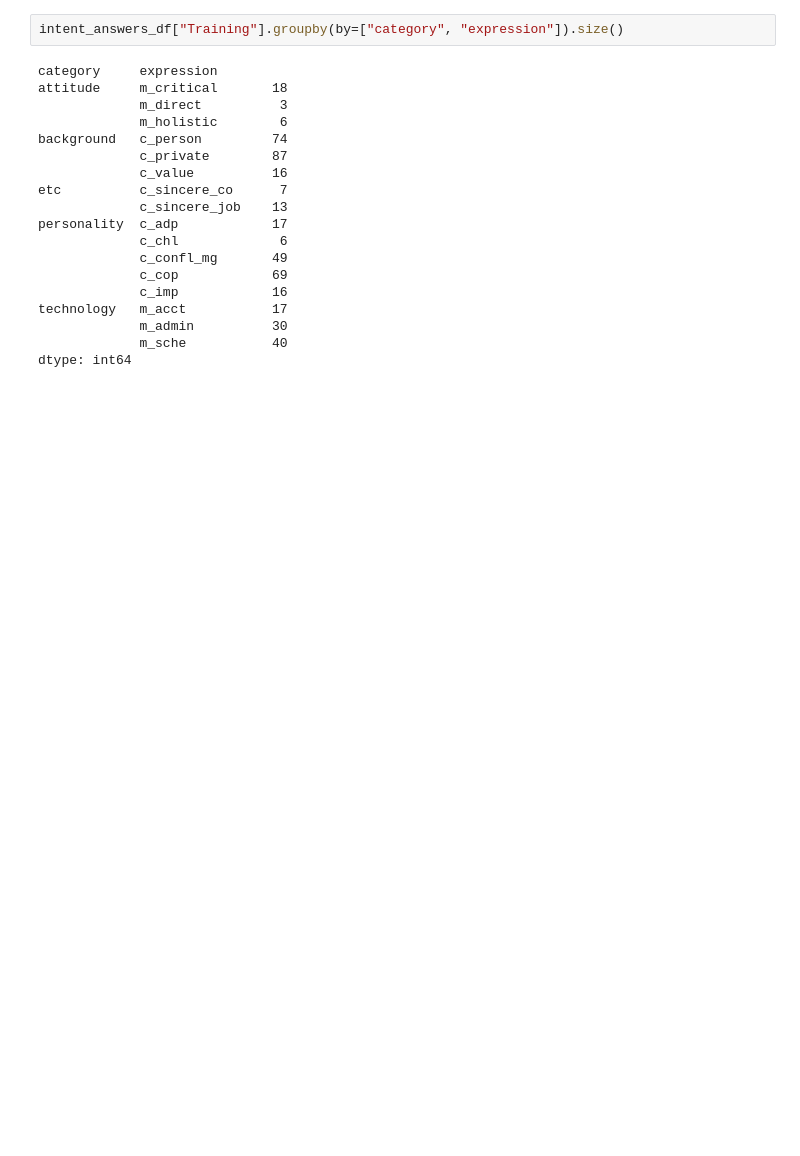
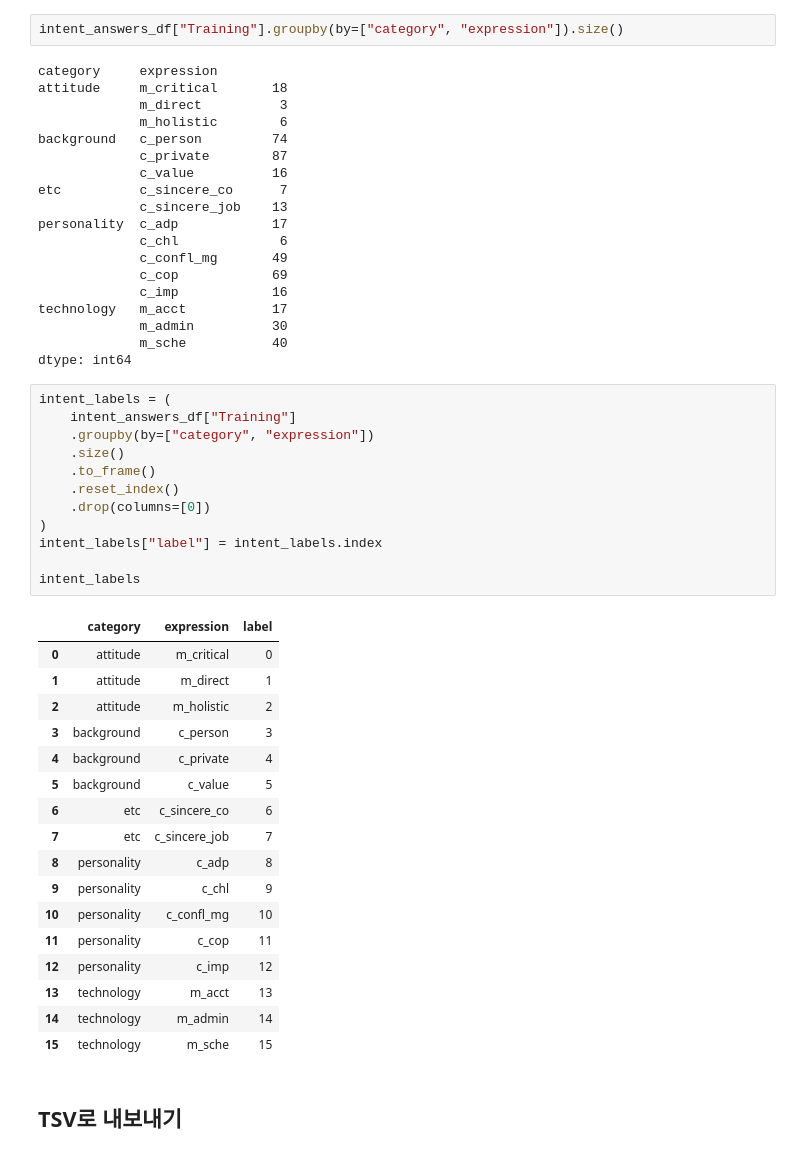
Before and after one commit to d102-preview/preview, a Jupyter notebook: api-ai/ai/10.preprocess_answers.ipynb, the cells around one changed output. Saved outputs shown, nothing was run; the diff lists cells and outputs as text; blank space fills up the shorter version.

Commit message:
[AI] fix #71: label을 문자열 -> 정수로 변경
- 레이블 값을 문자열이 아니라 정수형으로 변경

```diff
--- a/api-ai/ai/10.preprocess_answers.ipynb
+++ b/api-ai/ai/10.preprocess_answers.ipynb
@@ -203,5 +245,37 @@ technology   m_acct           17
              m_admin          30
              m_sche           40
 dtype: int64
+# %%
+intent_labels = (
+    intent_answers_df["Training"]
+    .groupby(by=["category", "expression"])
+    .size()
+    .to_frame()
+    .reset_index()
+    .drop(columns=[0])
+)
+intent_labels["label"] = intent_labels.index
+
+intent_labels
+# %% [output]
+|  | category | expression | label |
+| 0 | attitude | m_critical | 0 |
+| 1 | attitude | m_direct | 1 |
+| 2 | attitude | m_holistic | 2 |
+| 3 | background | c_person | 3 |
+| 4 | background | c_private | 4 |
+| 5 | background | c_value | 5 |
+| 6 | etc | c_sincere_co | 6 |
+| 7 | etc | c_sincere_job | 7 |
+| 8 | personality | c_adp | 8 |
+| 9 | personality | c_chl | 9 |
+| 10 | personality | c_confl_mg | 10 |
+| 11 | personality | c_cop | 11 |
+| 12 | personality | c_imp | 12 |
+| 13 | technology | m_acct | 13 |
+| 14 | technology | m_admin | 14 |
+| 15 | technology | m_sche | 15 |
+# %% [markdown]
+## TSV로 내보내기
 # %%
 for k, v in emotion_answers_df.items():
```
Also changed, not shown: parts of 7 cells of this notebook.
